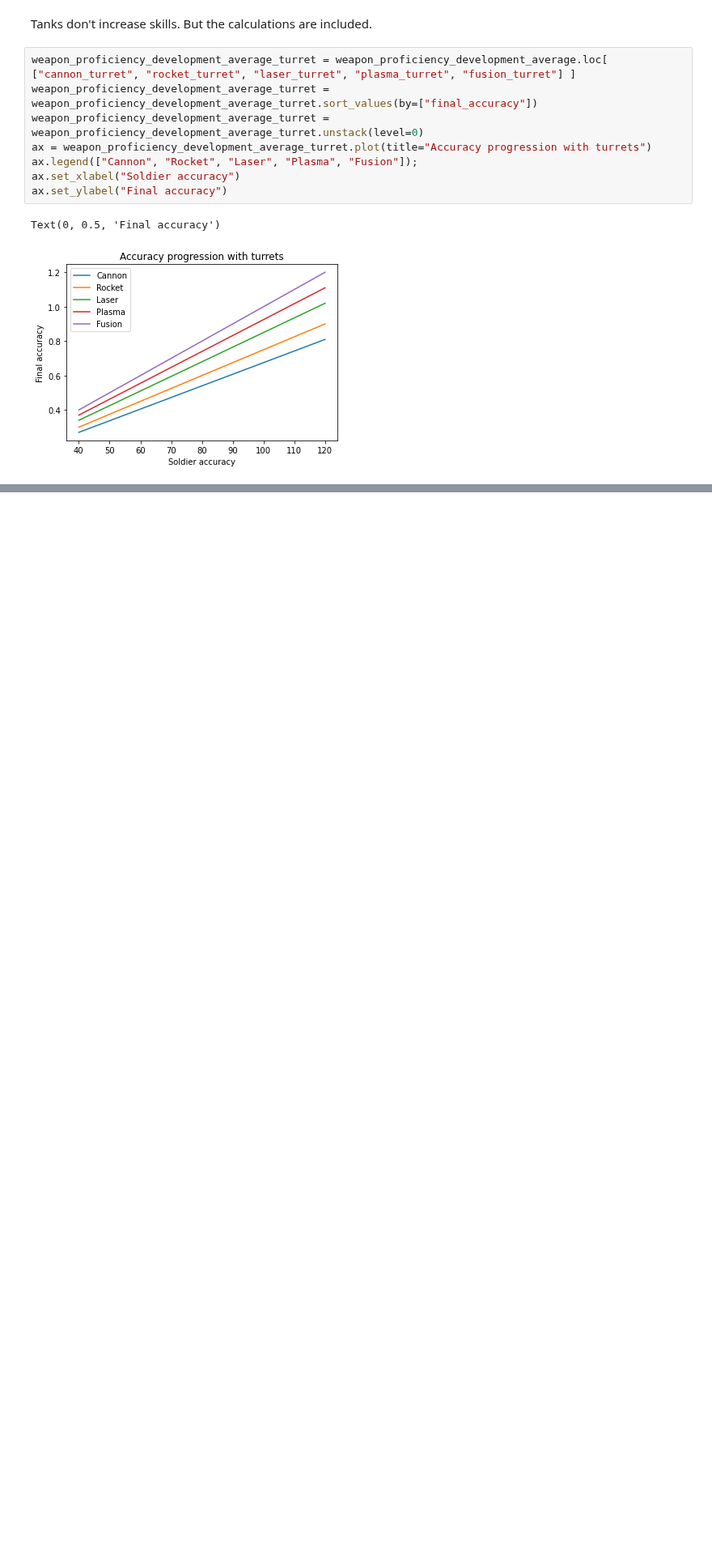
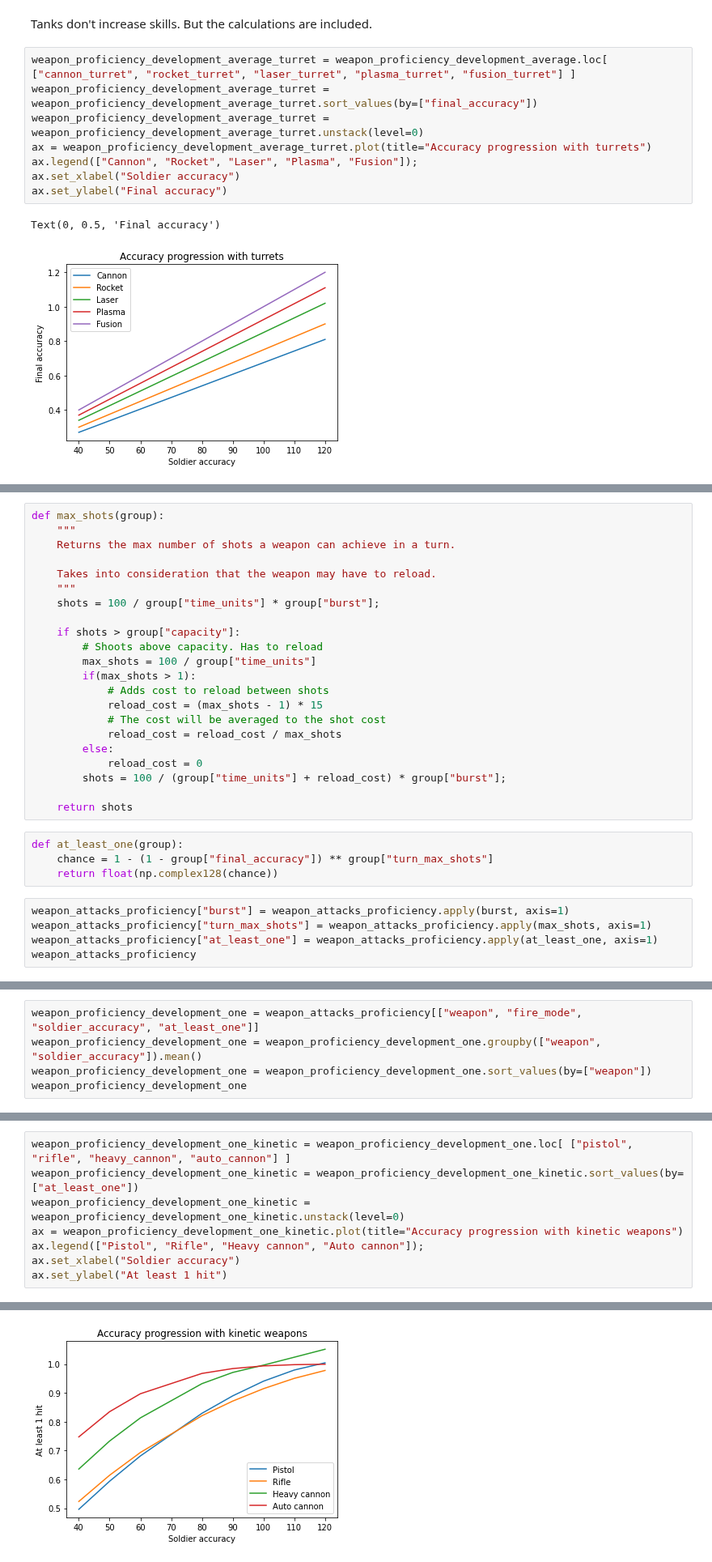
Before and after one commit to Bernardo-MG/xcom-analysis-jupyter-notebook, a Jupyter notebook: enemy_unknown/weapon_accuracy.ipynb, the cells around one changed output, grey strips where cells are left out. Shown at 81% size. Drawn from its saved outputs; the diff is of its cells as text; blank space fills up the shorter version.

Commit message:
Added better accuracy analysis

```diff
--- a/enemy_unknown/weapon_accuracy.ipynb
+++ b/enemy_unknown/weapon_accuracy.ipynb
@@ -229,0 +246,31 @@ Text(0, 0.5, 'Final accuracy')
+# %%
+def max_shots(group):
+    """
+    Returns the max number of shots a weapon can achieve in a turn.
+
+    Takes into consideration that the weapon may have to reload.
+    """
+    shots = 100 / group["time_units"] * group["burst"];
+
+    if shots > group["capacity"]:
+        # Shoots above capacity. Has to reload
+        max_shots = 100 / group["time_units"]
+        if(max_shots > 1):
+            # Adds cost to reload between shots
+            reload_cost = (max_shots - 1) * 15
+            # The cost will be averaged to the shot cost
+            reload_cost = reload_cost / max_shots
+        else:
+            reload_cost = 0
+        shots = 100 / (group["time_units"] + reload_cost) * group["burst"];
+
+    return shots
+# %%
+def at_least_one(group):
+    chance = 1 - (1 - group["final_accuracy"]) ** group["turn_max_shots"]
+    return float(np.complex128(chance))
+# %%
+weapon_attacks_proficiency["burst"] = weapon_attacks_proficiency.apply(burst, axis=1)
+weapon_attacks_proficiency["turn_max_shots"] = weapon_attacks_proficiency.apply(max_shots, axis=1)
+weapon_attacks_proficiency["at_least_one"] = weapon_attacks_proficiency.apply(at_least_one, axis=1)
+weapon_attacks_proficiency
@@ -229,0 +293,5 @@ Text(0, 0.5, 'Final accuracy')
+# %%
+weapon_proficiency_development_one = weapon_attacks_proficiency[["weapon", "fire_mode", "soldier_accuracy", "at_least_one"]]
+weapon_proficiency_development_one = weapon_proficiency_development_one.groupby(["weapon", "soldier_accuracy"]).mean()
+weapon_proficiency_development_one = weapon_proficiency_development_one.sort_values(by=["weapon"])
+weapon_proficiency_development_one
@@ -229,0 +315,9 @@ Text(0, 0.5, 'Final accuracy')
+# %%
+weapon_proficiency_development_one_kinetic = weapon_proficiency_development_one.loc[ ["pistol", "rifle", "heavy_cannon", "auto_cannon"] ]
+weapon_proficiency_development_one_kinetic = weapon_proficiency_development_one_kinetic.sort_values(by=["at_least_one"])
+weapon_proficiency_development_one_kinetic = weapon_proficiency_development_one_kinetic.unstack(level=0)
+ax = weapon_proficiency_development_one_kinetic.plot(title="Accuracy progression with kinetic weapons")
+ax.legend(["Pistol", "Rifle", "Heavy cannon", "Auto cannon"]);
+ax.set_xlabel("Soldier accuracy")
+ax.set_ylabel("At least 1 hit")
+# %% [output]
@@ -229,0 +325 @@ Text(0, 0.5, 'Final accuracy')
+[figure, added]
```
Also changed, not shown: parts of 20 cells of this notebook, 1 other file.
